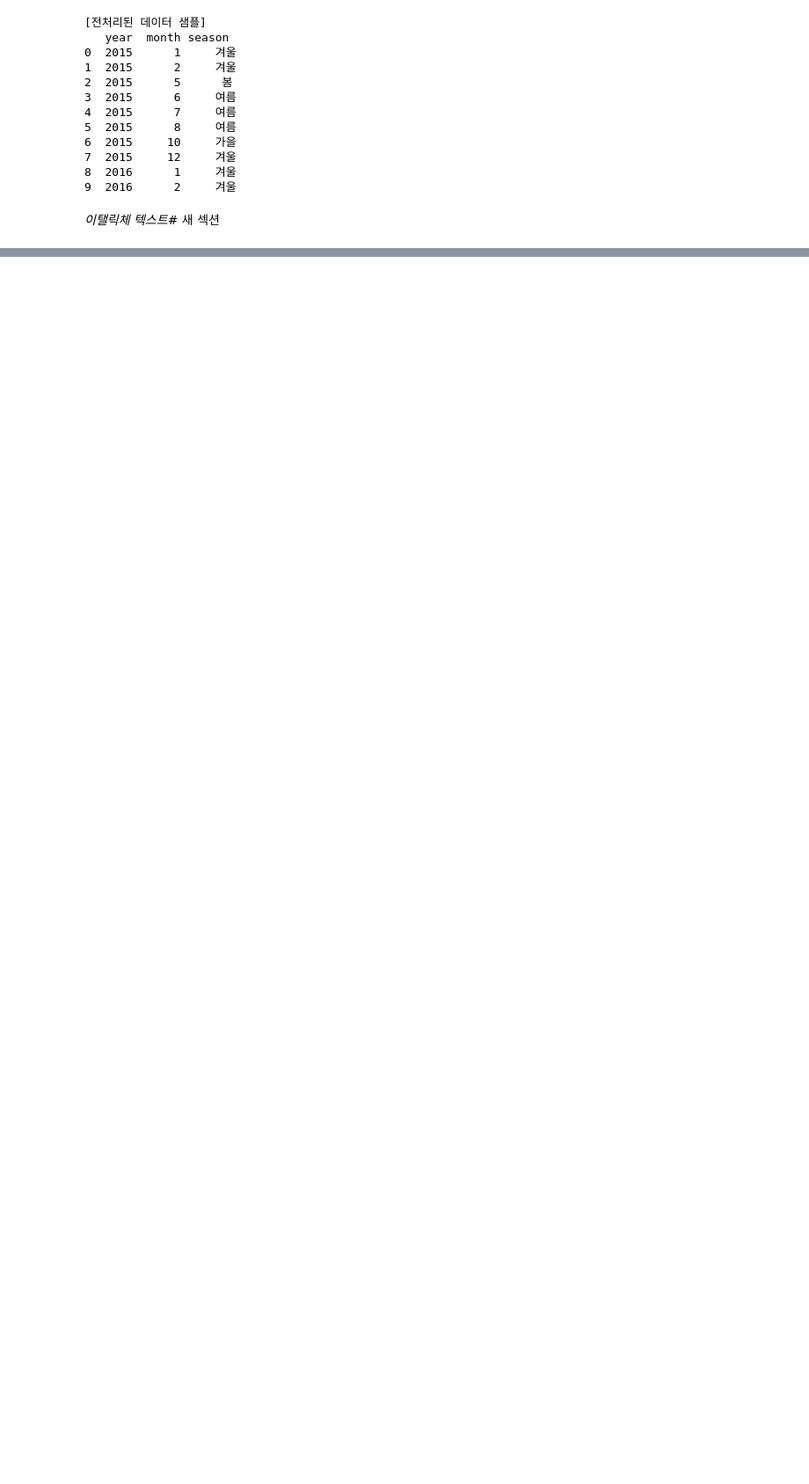
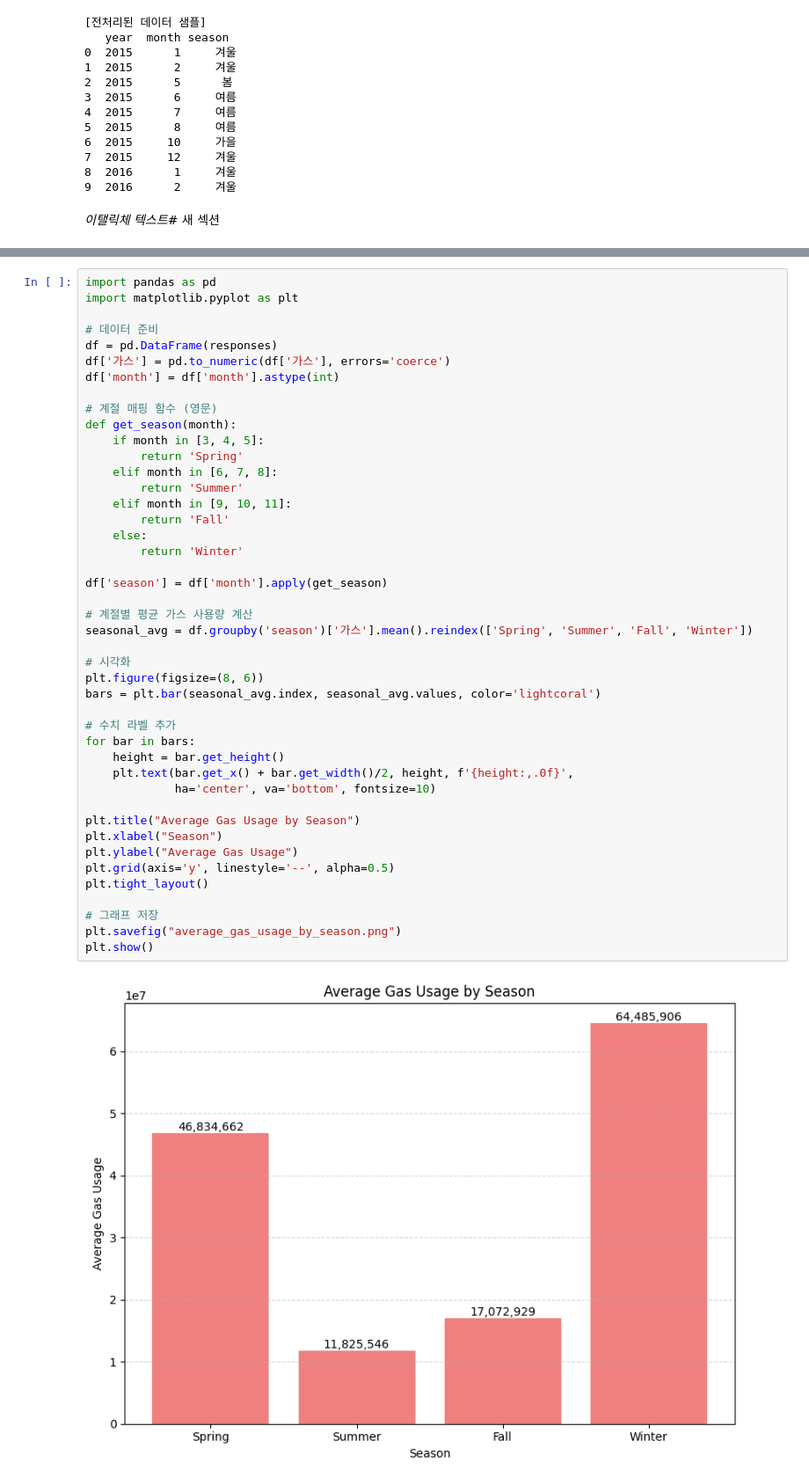
Before and after one commit to SBJeong91/Data-Analysis-with-Open-Source, a Jupyter notebook: openAPI.ipynb, the cells around one changed output, grey strips where cells are left out. Shown at 88% size. Cells and saved outputs as stored; diff of their text form; blank space fills up the shorter version.

```diff
--- a/openAPI.ipynb
+++ b/openAPI.ipynb
@@ -288,0 +289,46 @@ plt.show()
+# %%
+import pandas as pd
+import matplotlib.pyplot as plt
+
+# 데이터 준비
+df = pd.DataFrame(responses)
+df['가스'] = pd.to_numeric(df['가스'], errors='coerce')
+df['month'] = df['month'].astype(int)
+
+# 계절 매핑 함수 (영문)
+def get_season(month):
+    if month in [3, 4, 5]:
+        return 'Spring'
+    elif month in [6, 7, 8]:
+        return 'Summer'
+    elif month in [9, 10, 11]:
+        return 'Fall'
+    else:
+        return 'Winter'
+
+df['season'] = df['month'].apply(get_season)
+
+# 계절별 평균 가스 사용량 계산
+seasonal_avg = df.groupby('season')['가스'].mean().reindex(['Spring', 'Summer', 'Fall', 'Winter'])
+
+# 시각화
+plt.figure(figsize=(8, 6))
+bars = plt.bar(seasonal_avg.index, seasonal_avg.values, color='lightcoral')
+
+# 수치 라벨 추가
+for bar in bars:
+    height = bar.get_height()
+    plt.text(bar.get_x() + bar.get_width()/2, height, f'{height:,.0f}',
+             ha='center', va='bottom', fontsize=10)
+
+plt.title("Average Gas Usage by Season")
+plt.xlabel("Season")
+plt.ylabel("Average Gas Usage")
+plt.grid(axis='y', linestyle='--', alpha=0.5)
+plt.tight_layout()
+
+# 그래프 저장
+plt.savefig("average_gas_usage_by_season.png")
+plt.show()
+# %% [output]
+[figure, added]
```
Also changed, not shown: parts of 2 cells of this notebook.
